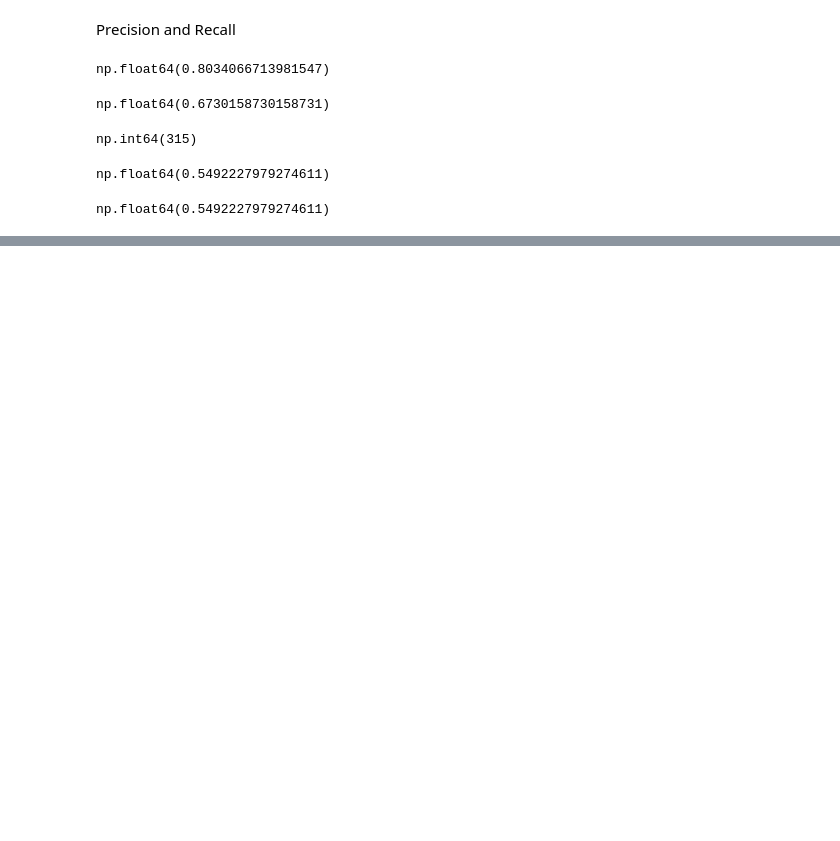
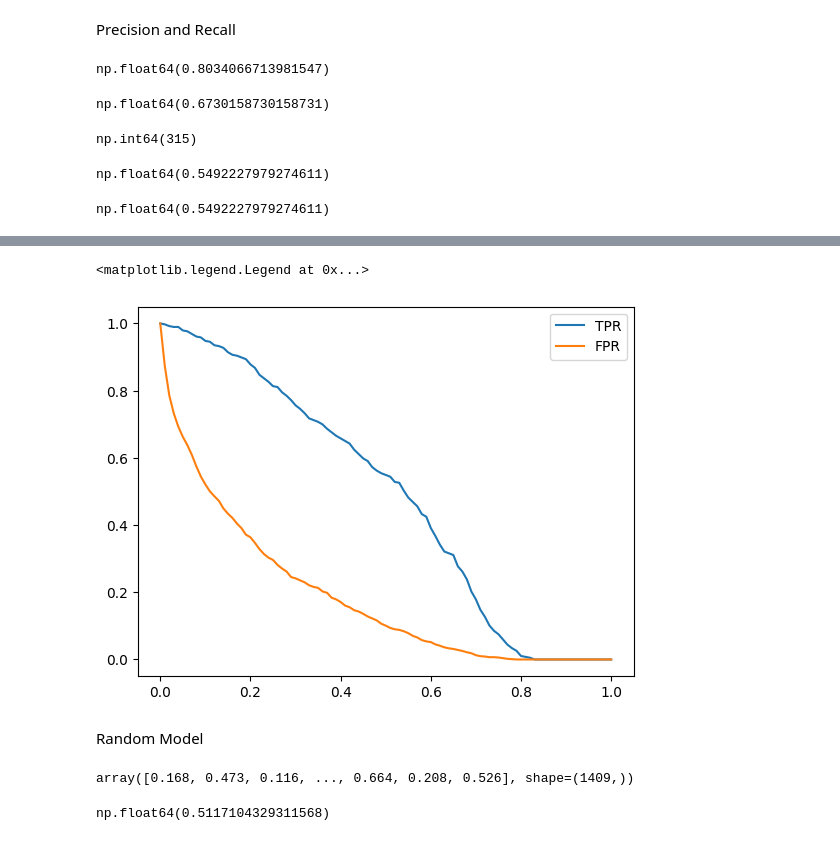
Before and after one commit to MarshallW11/ml-zoomcamp, a Jupyter notebook: 04-Evaluation Metrics for Classification/evaluation-metrics.ipynb, the cells around one changed output, grey strips where cells are left out. Saved outputs shown, nothing was run; the diff lists cells and outputs as text; code cells hidden in the pictures; blank space fills up the shorter version.

Commit message:
Code for ROC curve

```diff
--- a/04-Evaluation Metrics for Classification/evaluation-metrics.ipynb
+++ b/04-Evaluation Metrics for Classification/evaluation-metrics.ipynb
@@ -271,0 +283,19 @@ df_scores.tpr = df_scores.tp(df_scores.tp + df_scores.fn)
+# %%
+plt.plot(df_scores.threshold, df_scores['tpr'], label = 'TPR')
+plt.plot(df_scores.threshold, df_scores['fpr'], label = 'FPR')
+plt.legend()
+#We want FPR to decrease as fast possible
+# %% [output]
+<matplotlib.legend.Legend at 0x...>
+[figure, added]
+# %% [markdown]
+Random Model
+# %%
+y_rand = np.random.uniform(0, 1, size=len(y_val))
+y_rand.round(3)
+# %% [output]
+array([0.168, 0.473, 0.116, ..., 0.664, 0.208, 0.526], shape=(1409,))
+# %%
+((y_rand >= 0.5)== y_val).mean()
+# %% [output]
+np.float64(0.5117104329311568)
```
Also changed, not shown: parts of 17 cells of this notebook.
